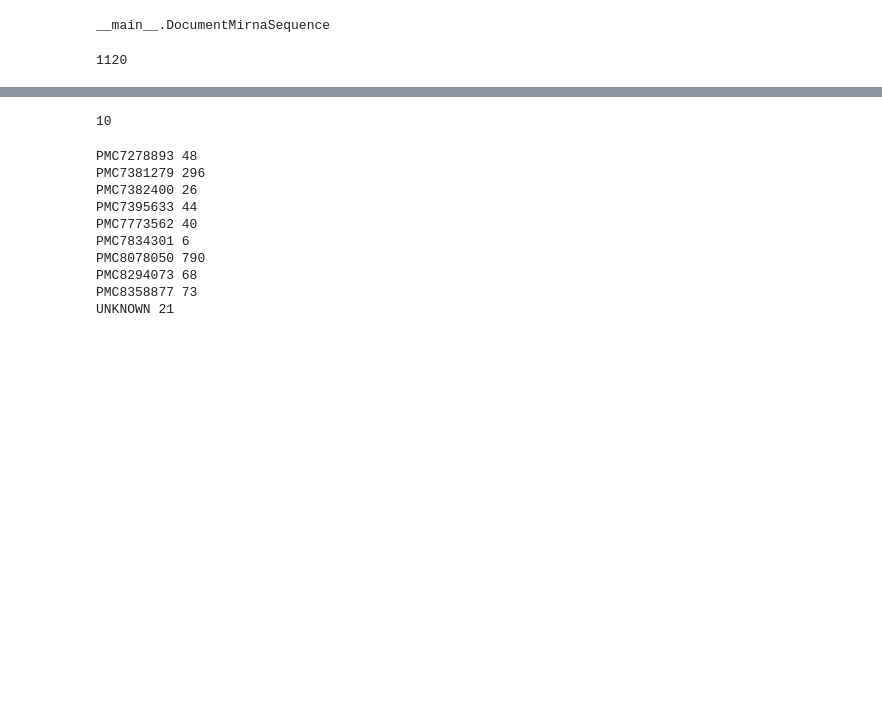
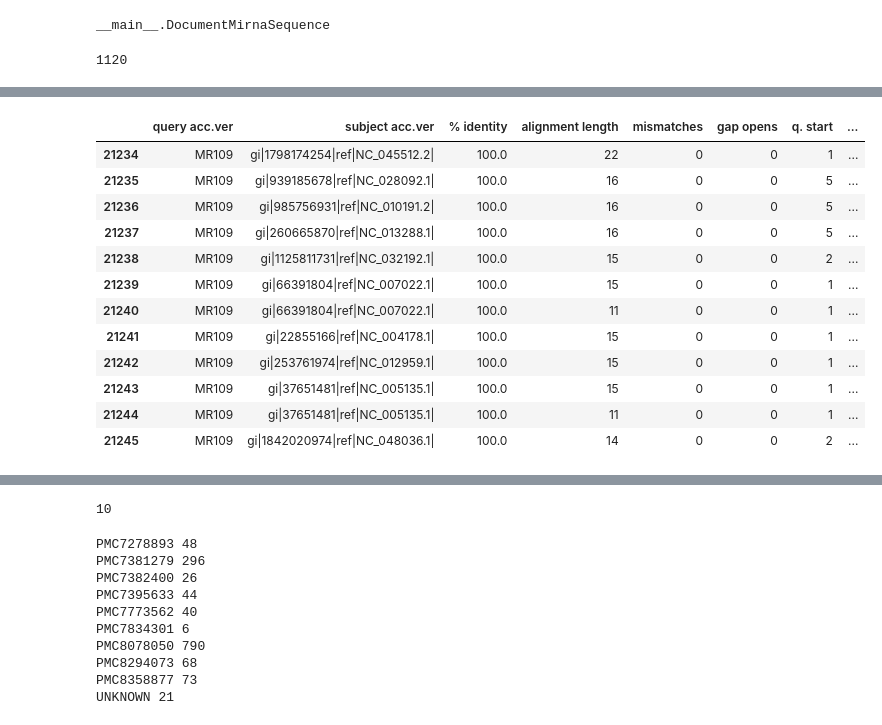
Before and after one commit to mjoppich/VIMTM, a Jupyter notebook: covidsents/extract_mirnas.ipynb, the cells around one changed output, grey strips where cells are left out. Drawn from its saved outputs; the diff is of its cells as text; code cells hidden in the pictures; blank space fills up the shorter version.

```diff
--- a/covidsents/extract_mirnas.ipynb
+++ b/covidsents/extract_mirnas.ipynb
@@ -1181,3 +1169,19 @@ mirnasByOrigin = mirnaSet.get_mirna_by_origin()
+# %%
+mirnaSet.blast_virus[mirnaSet.blast_virus["query acc.ver"] == "MR109"]
+# %% [output]
+|  | query acc.ver | subject acc.ver | % identity | alignment length | mismatches | gap opens | q. start | ... |
+| 21234 | MR109 | gi|1798174254|ref|NC_045512.2| | 100.0 | 22 | 0 | 0 | 1 | ... |
+| 21235 | MR109 | gi|939185678|ref|NC_028092.1| | 100.0 | 16 | 0 | 0 | 5 | ... |
+| 21236 | MR109 | gi|985756931|ref|NC_010191.2| | 100.0 | 16 | 0 | 0 | 5 | ... |
+| 21237 | MR109 | gi|260665870|ref|NC_013288.1| | 100.0 | 16 | 0 | 0 | 5 | ... |
+| 21238 | MR109 | gi|1125811731|ref|NC_032192.1| | 100.0 | 15 | 0 | 0 | 2 | ... |
+| 21239 | MR109 | gi|66391804|ref|NC_007022.1| | 100.0 | 15 | 0 | 0 | 1 | ... |
+| 21240 | MR109 | gi|66391804|ref|NC_007022.1| | 100.0 | 11 | 0 | 0 | 1 | ... |
+| 21241 | MR109 | gi|22855166|ref|NC_004178.1| | 100.0 | 15 | 0 | 0 | 1 | ... |
+| 21242 | MR109 | gi|253761974|ref|NC_012959.1| | 100.0 | 15 | 0 | 0 | 1 | ... |
+| 21243 | MR109 | gi|37651481|ref|NC_005135.1| | 100.0 | 15 | 0 | 0 | 1 | ... |
+| 21244 | MR109 | gi|37651481|ref|NC_005135.1| | 100.0 | 11 | 0 | 0 | 1 | ... |
+| 21245 | MR109 | gi|1842020974|ref|NC_048036.1| | 100.0 | 14 | 0 | 0 | 2 | ... |
 # %%
 [x for x in mirnasByOrigin]
 # %% [output]
```
Also changed, not shown: parts of 28 cells of this notebook, 2 other files.
